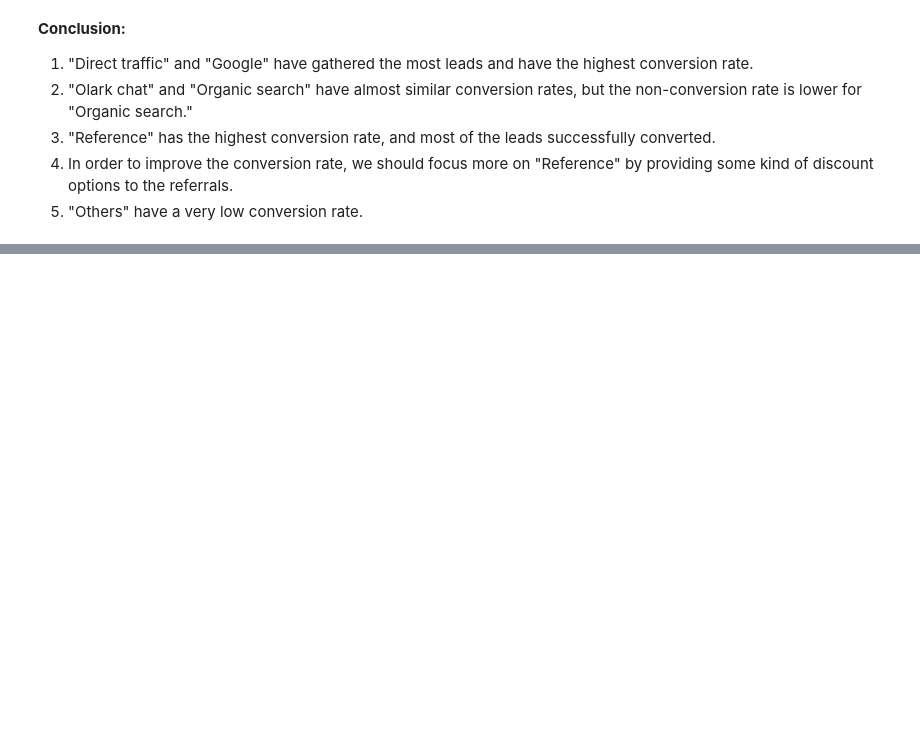
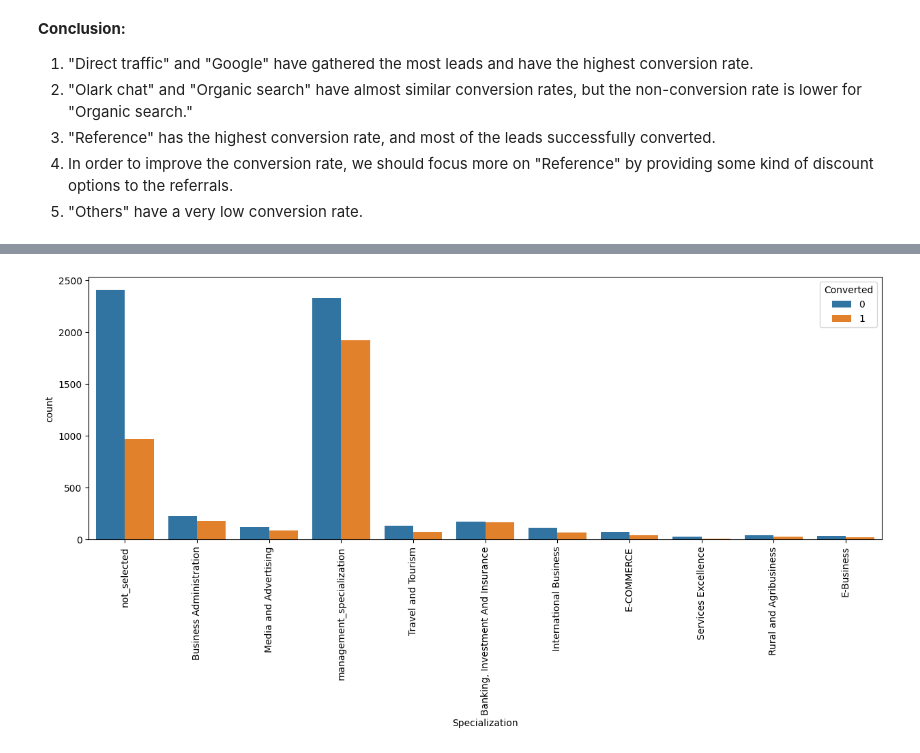
Before and after one commit to BharatPanera/lead_scoring_case_study, a Jupyter notebook: lead_scoring.ipynb, the cells around one changed output, grey strips where cells are left out. Saved outputs shown, nothing was run; the diff lists cells and outputs as text; code cells hidden in the pictures; blank space fills up the shorter version.

```diff
--- a/lead_scoring.ipynb
+++ b/lead_scoring.ipynb
@@ -366,0 +586,5 @@ create_plot("Lead Source")
+# %%
+# Create plot for better understanding
+create_plot("Specialization")
+# %% [output]
+[figure, added]
```
Also changed, not shown: parts of 65 cells of this notebook.
